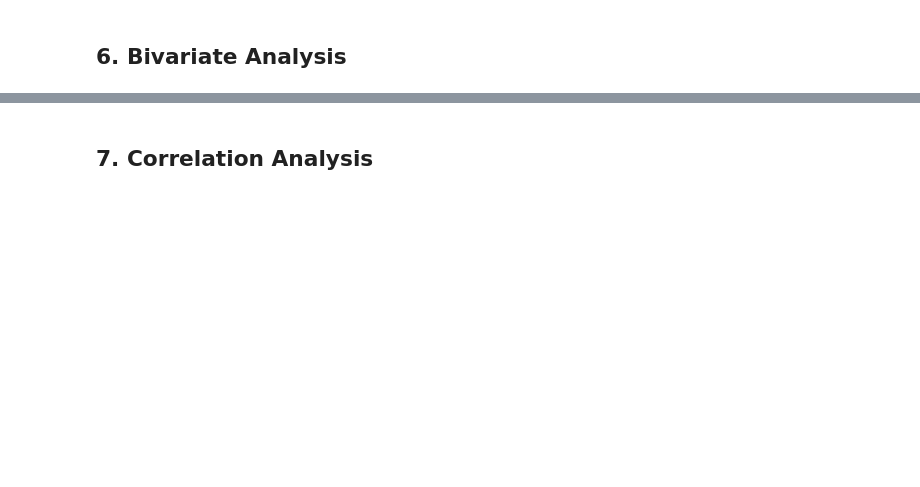
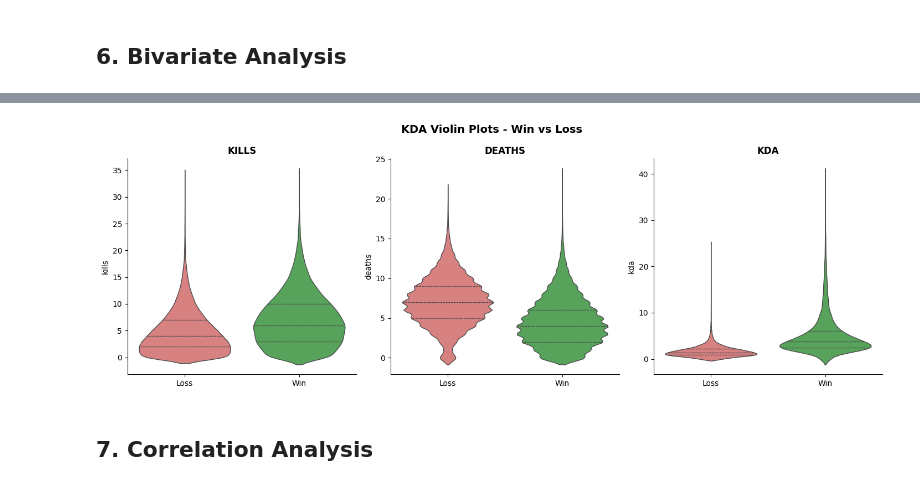
Before and after one commit to El-Maktab/lol-match-oracle, a Jupyter notebook: notebooks/ 01_data_exploration.ipynb, the cells around one changed output, grey strips where cells are left out. Cells and saved outputs as stored; diff of their text form; code cells hidden in the pictures; blank space fills up the shorter version.

Commit message:
feat(eda): add Univariate, Bivariate, correlation analysis

```diff
--- a/notebooks/ 01_data_exploration.ipynb
+++ b/notebooks/ 01_data_exploration.ipynb
@@ -137,2 +276,38 @@ plt.show()
+# %%
+# KDA analysis with violin plots (KDA = (kills + assists) / max(1, deaths))
+# KDA is a famous metric
+
+plot_cols = ["kills", "deaths"]
+needed = {"kills", "assists", "deaths"}
+
+sample = sample.copy()
+
+sample["kda"] = (sample["kills"] + sample["assists"]) / sample["deaths"].clip(lower=1)
+plot_cols.append("kda")
+
+fig, axes = plt.subplots(1, len(plot_cols), figsize=(4.8 * len(plot_cols), 5))
+
+for ax, col in zip(axes, plot_cols):
+    sns.violinplot(
+        data=sample,
+        x="outcome",
+        y=col,
+        order=["Loss", "Win"],
+        hue="outcome",
+        palette={"Win": GREEN, "Loss": RED},
+        legend=False,
+        inner="quartile",
+        linewidth=1,
+        ax=ax,
+    )
+    ax.set_title(col.upper(), fontweight="bold")
+    ax.set_xlabel("")
+    ax.spines[["top", "right"]].set_visible(False)
+
+plt.suptitle("KDA Violin Plots Win vs Loss", fontsize=14, fontweight="bold")
+plt.tight_layout()
+plt.show()
+# %% [output]
+[figure, added]
 # %% [markdown]
 ## 7. Correlation Analysis
```
Also changed, not shown: parts of 6 cells of this notebook, 2 other files.
